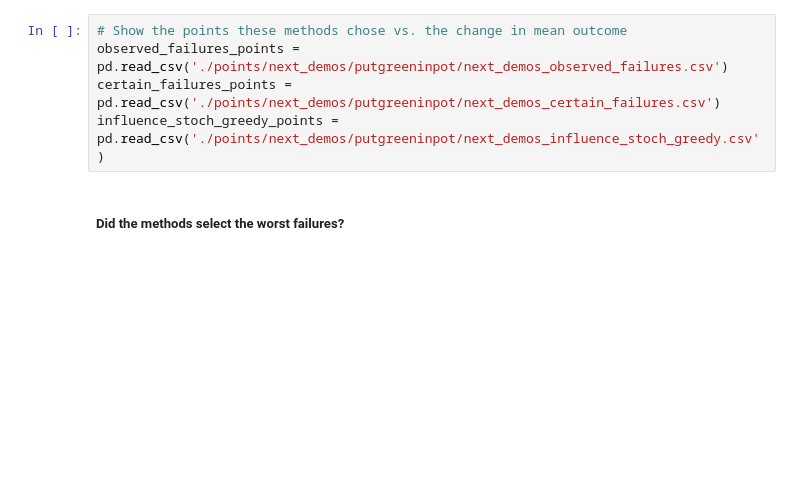
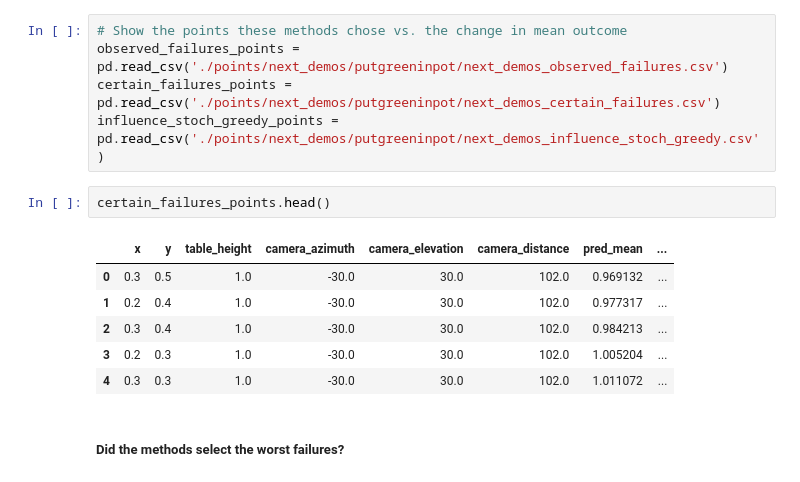
Before and after one commit to iamandrewliao/active-testing, a Jupyter notebook: analysis.ipynb, the cells around one changed output. Saved outputs shown, nothing was run; the diff lists cells and outputs as text; blank space fills up the shorter version.

```diff
--- a/analysis.ipynb
+++ b/analysis.ipynb
@@ -1610,6 +1612,15 @@ for df, name in zip(datasets, names):
 observed_failures_points = pd.read_csv('./points/next_demos/putgreeninpot/next_demos_observed_failures.csv')
 certain_failures_points = pd.read_csv('./points/next_demos/putgreeninpot/next_demos_certain_failures.csv')
 influence_stoch_greedy_points = pd.read_csv('./points/next_demos/putgreeninpot/next_demos_influence_stoch_greedy.csv')
+# %%
+certain_failures_points.head()
+# %% [output]
+|  | x | y | table_height | camera_azimuth | camera_elevation | camera_distance | pred_mean | ... |
+| 0 | 0.3 | 0.5 | 1.0 | -30.0 | 30.0 | 102.0 | 0.969132 | ... |
+| 1 | 0.2 | 0.4 | 1.0 | -30.0 | 30.0 | 102.0 | 0.977317 | ... |
+| 2 | 0.3 | 0.4 | 1.0 | -30.0 | 30.0 | 102.0 | 0.984213 | ... |
+| 3 | 0.2 | 0.3 | 1.0 | -30.0 | 30.0 | 102.0 | 1.005204 | ... |
+| 4 | 0.3 | 0.3 | 1.0 | -30.0 | 30.0 | 102.0 | 1.011072 | ... |
 # %% [markdown]
 ##### Did the methods select the worst failures?
 # %%
```
Also changed, not shown: parts of 29 cells of this notebook, 2 other files.
